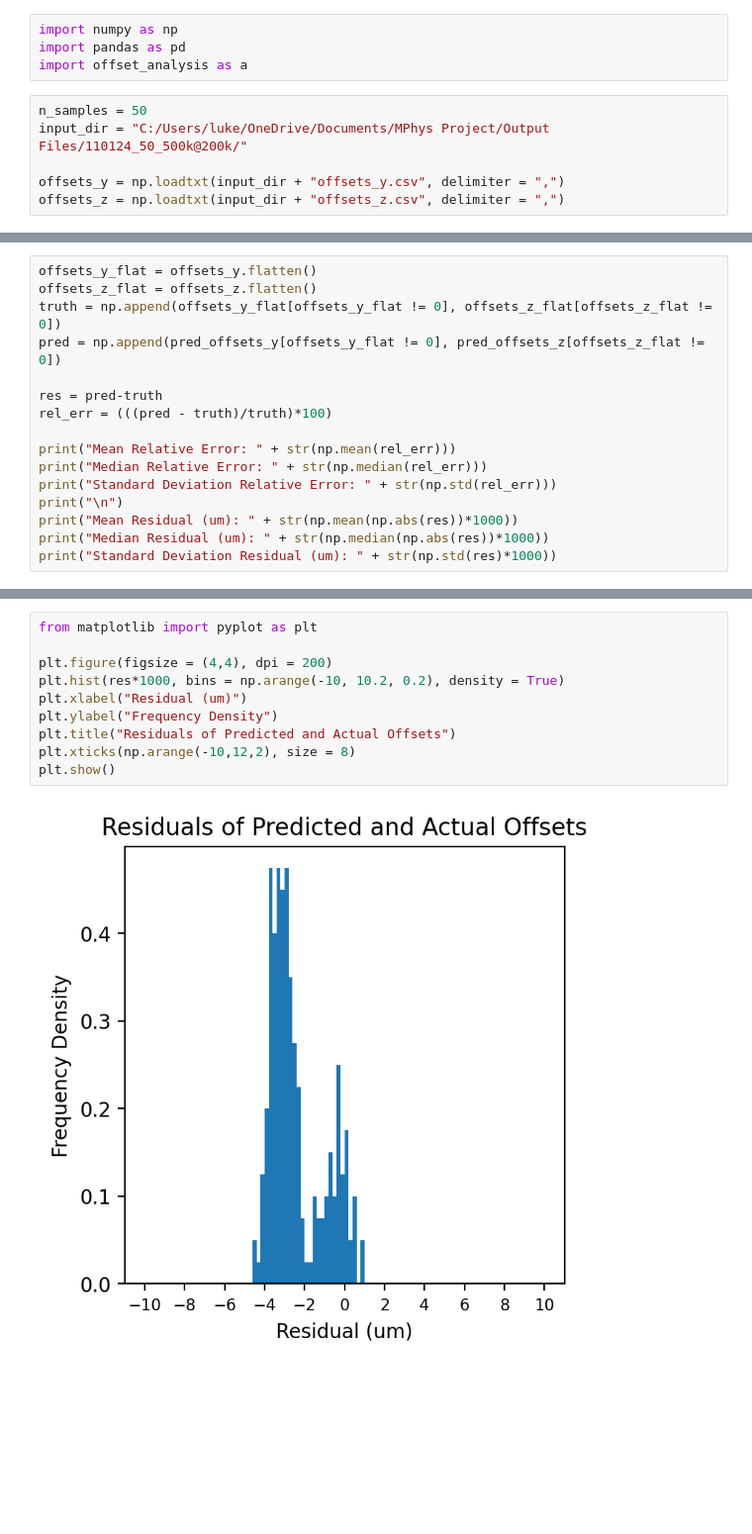
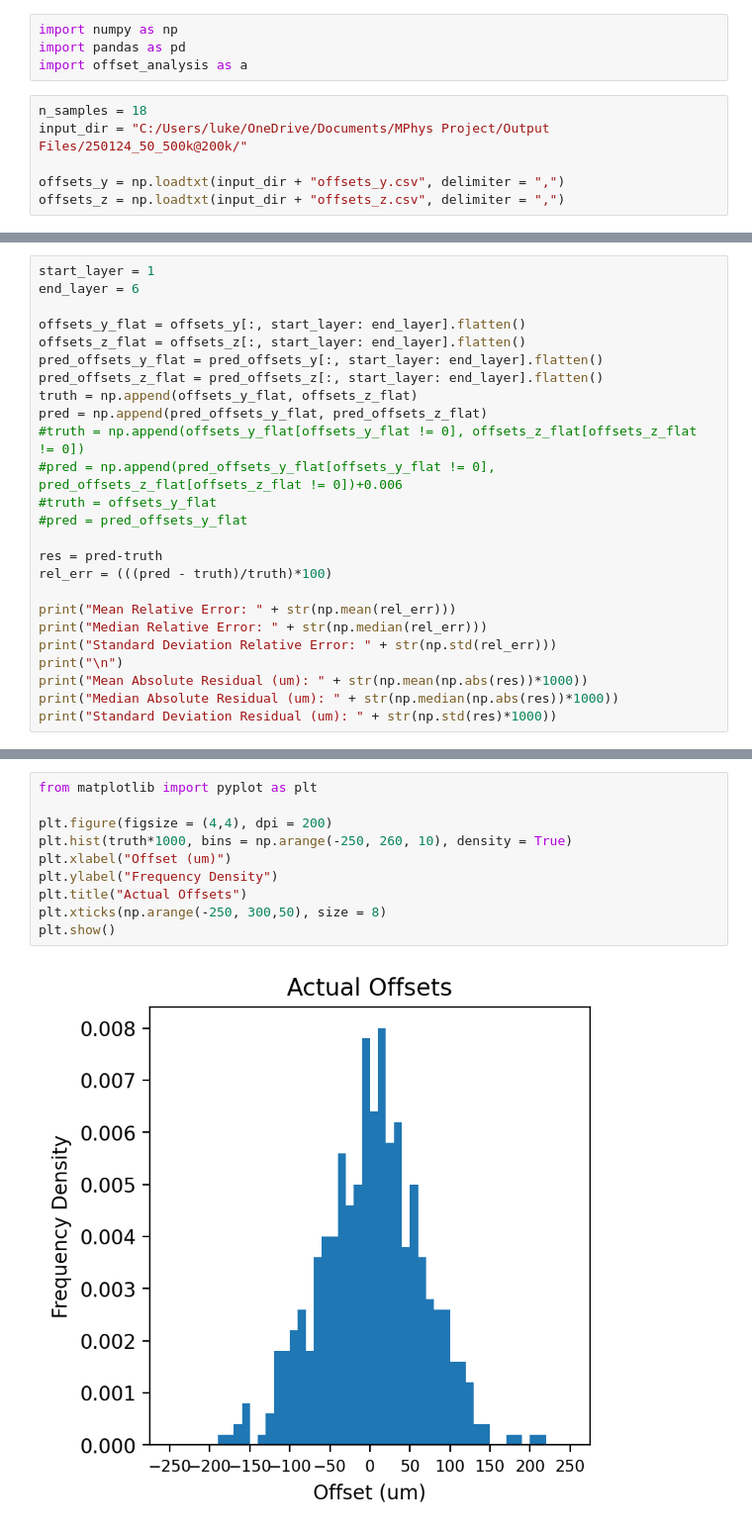
Before and after one commit to ldk111/FASER-2-MPhys-Project, a Jupyter notebook: Analysis/analysis.ipynb, the cells around one changed output, grey strips where cells are left out. Shown: that part at 99% size. Cells and saved outputs as stored; diff of their text form; blank space fills up the shorter version.

```diff
--- a/Analysis/analysis.ipynb
+++ b/Analysis/analysis.ipynb
@@ -3,8 +3,8 @@ import numpy as np
 import pandas as pd
 import offset_analysis as a
 # %%
-n_samples = 50
-input_dir = "C:/Users/luke/OneDrive/Documents/MPhys Project/Output Files/110124_50_500k@200k/"
+n_samples = 18
+input_dir = "C:/Users/luke/OneDrive/Documents/MPhys Project/Output Files/250124_50_500k@200k/"
 
 offsets_y = np.loadtxt(input_dir + "offsets_y.csv", delimiter = ",")
 offsets_z = np.loadtxt(input_dir + "offsets_z.csv", delimiter = ",")
@@ -61,8 +67,17 @@ Z SUM OF FAKES: -0.40125101056319046
 # %%
-offsets_y_flat = offsets_y.flatten()
-offsets_z_flat = offsets_z.flatten()
-truth = np.append(offsets_y_flat[offsets_y_flat != 0], offsets_z_flat[offsets_z_flat != 0])
-pred = np.append(pred_offsets_y[offsets_y_flat != 0], pred_offsets_z[offsets_z_flat != 0])
+start_layer = 1
+end_layer = 6
+
+offsets_y_flat = offsets_y[:, start_layer: end_layer].flatten()
+offsets_z_flat = offsets_z[:, start_layer: end_layer].flatten()
+pred_offsets_y_flat = pred_offsets_y[:, start_layer: end_layer].flatten()
+pred_offsets_z_flat = pred_offsets_z[:, start_layer: end_layer].flatten()
+truth = np.append(offsets_y_flat, offsets_z_flat)
+pred = np.append(pred_offsets_y_flat, pred_offsets_z_flat)
+#truth = np.append(offsets_y_flat[offsets_y_flat != 0], offsets_z_flat[offsets_z_flat != 0])
+#pred = np.append(pred_offsets_y_flat[offsets_y_flat != 0], pred_offsets_z_flat[offsets_z_flat != 0])+0.006
+#truth = offsets_y_flat
+#pred = pred_offsets_y_flat
 
 res = pred-truth
 rel_err = (((pred - truth)/truth)*100)
@@ -71,7 +86,7 @@ print("Mean Relative Error: " + str(np.mean(rel_err)))
 print("Median Relative Error: " + str(np.median(rel_err)))
 print("Standard Deviation Relative Error: " + str(np.std(rel_err)))
 print("\n")
-print("Mean Residual (um): " + str(np.mean(np.abs(res))*1000))
-print("Median Residual (um): " + str(np.median(np.abs(res))*1000))
+print("Mean Absolute Residual (um): " + str(np.mean(np.abs(res))*1000))
+print("Median Absolute Residual (um): " + str(np.median(np.abs(res))*1000))
 print("Standard Deviation Residual (um): " + str(np.std(res)*1000))
 # %% [output]
@@ -98,12 +261,12 @@ plt.show()
 # %%
 from matplotlib import pyplot as plt
 
 plt.figure(figsize = (4,4), dpi = 200)
-plt.hist(res*1000, bins = np.arange(-10, 10.2, 0.2), density = True)
-plt.xlabel("Residual (um)")
+plt.hist(truth*1000, bins = np.arange(-250, 260, 10), density = True)
+plt.xlabel("Offset (um)")
 plt.ylabel("Frequency Density")
-plt.title("Residuals of Predicted and Actual Offsets")
-plt.xticks(np.arange(-10,12,2), size = 8)
+plt.title("Actual Offsets")
+plt.xticks(np.arange(-250, 300,50), size = 8)
 plt.show()
 # %% [output]
-[figure, old version]
+[figure, new version]
```
Also changed, not shown: parts of 53 cells of this notebook.
